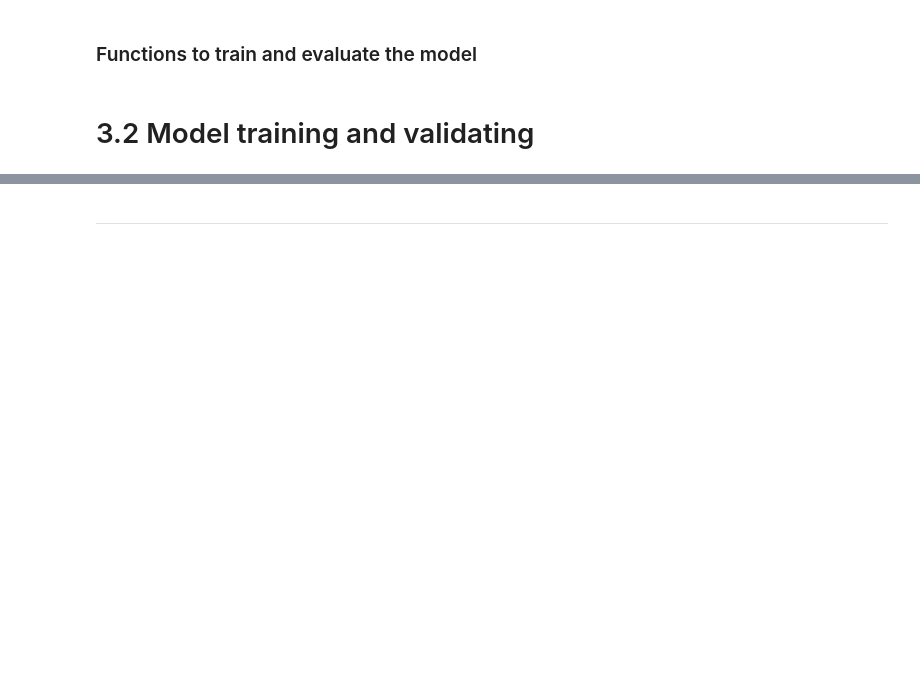
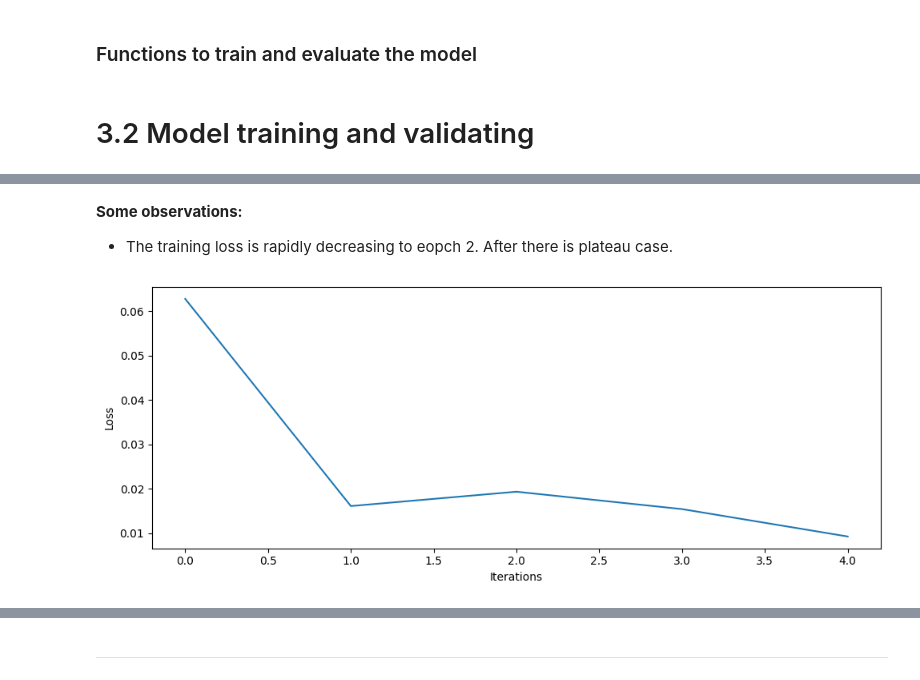
Before and after one commit to LiliyaKazykhanova/SF_DS, a Jupyter notebook: NLP_PROJECTS/PROJECT_4/project/project-4-token-classification.ipynb, the cells around one changed output, grey strips where cells are left out. Saved outputs shown, nothing was run; the diff lists cells and outputs as text; code cells hidden in the pictures; blank space fills up the shorter version.

```diff
--- a/NLP_PROJECTS/PROJECT_4/project/project-4-token-classification.ipynb
+++ b/NLP_PROJECTS/PROJECT_4/project/project-4-token-classification.ipynb
@@ -646,0 +642,18 @@ plt.show()
+# %% [markdown]
+**Some observations:**
+* The training loss is rapidly decreasing to eopch 2. After there is plateau case.
+# %%
+"""
+Visualize the Validation Loss
+"""
+fig, ax = plt.subplots(figsize=(10, 4))
+# visualize the loss values
+ax.plot(val_loss_full)
+# set the labels
+ax.set_ylabel('Loss')
+ax.set_xlabel('Iterations')
+fig.tight_layout()
+
+plt.show()
+# %% [output]
+[figure, added]
```
Also changed, not shown: parts of 37 cells of this notebook.
